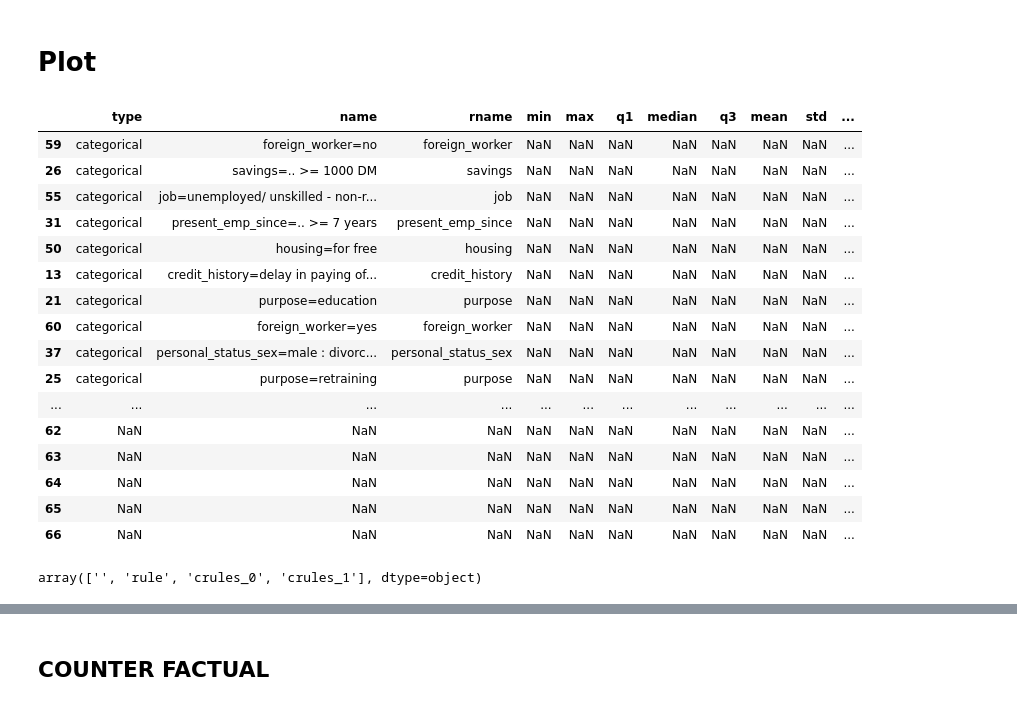
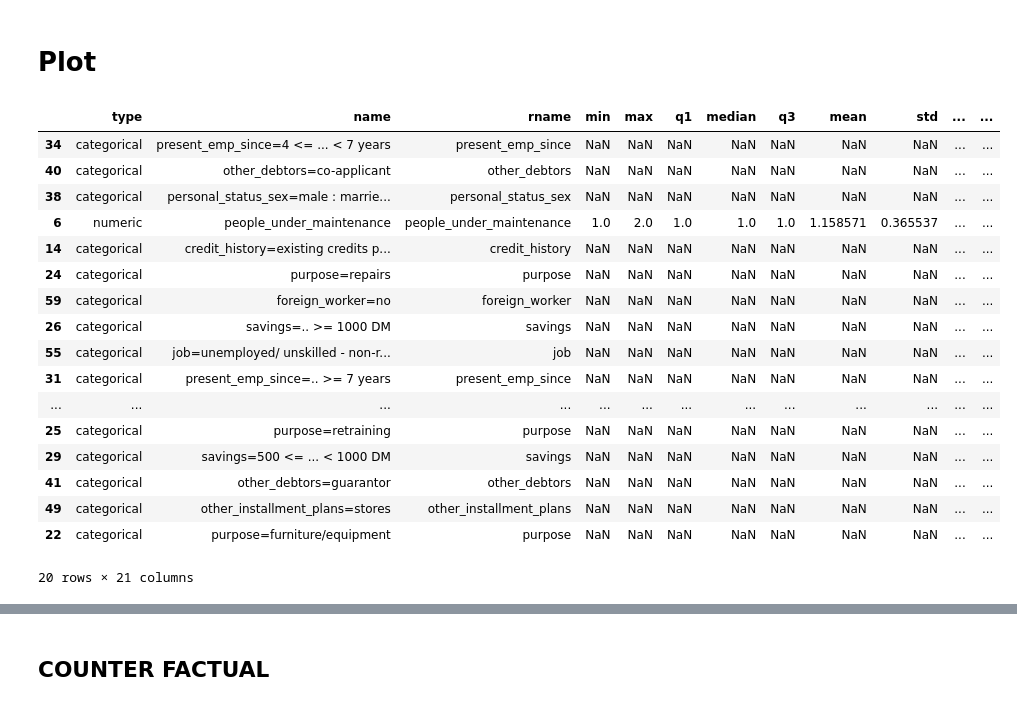
Before and after one commit to Elecapp/xai-visualization_rules_fi, a Jupyter notebook: notebooks/Rules VIZ.ipynb, the cells around one changed output, grey strips where cells are left out. Drawn from its saved outputs; the diff is of its cells as text; code cells hidden in the pictures.

Commit message:
data_to_plot fixed

```diff
--- a/notebooks/Rules VIZ.ipynb
+++ b/notebooks/Rules VIZ.ipynb
@@ -238,8 +180,0 @@ rules_1=rules
-# %%
-cr_l=[]
-for i, el in enumerate(exp.expDict['crules']):
-    crules = exp.expDict['crules'][i]['premise']
-    for dict_i in crules:
-        new_key={'rcr-type':'crules_'+ str(i)}
-        dict_i.update(new_key)
-        cr_l.append(dict_i)
@@ -381,7 +184,7 @@ my_df
 def data_to_plot(
         feature_names=feature_names, real_feature_names=real_feature_names,
         instance_number=None, x_train=None, rules=None,
-        feature_importance=None, r_type=None, c_rules=None):
+        feature_importance=None, r_type=None):
     feature_list =[]
     #Convert the list of tuples generated by lime in a dict
     if feature_importance is 'lime':
@@ -416,7 +219,7 @@ def data_to_plot(
             f['feature_importance'] = shap_feature_importance[1][i]
         feature_list.append(f)
     df = pd.DataFrame.from_records(feature_list)
-    df['rcr-type'] =''
+    df['rtype'] =''
     if instance_number:
         inst = X_train.iloc[instance_number].values
         df['inst'] = inst
@@ -436,14 +239,23 @@ def data_to_plot(
         df['thr2'] = thr2_list
         for index, row in df.iterrows():
             if type(row['op']) == str:
-                df.at[index,'rcr-type'] = 'rule'
-        for cf_i in cr_l:
-            df = df.append(cf_i, ignore_index=True)
+                df.at[index,'rtype'] = 'rule'
+    cr_l=[]
+    df['crules_n'] = np.nan
+    for i, el in enumerate(exp.expDict['crules']):
+        crules = exp.expDict['crules'][i]['premise']
+        for dict_i in crules:
+            new_key={'rtype':'crules'}
+            dict_i.update(new_key)
+            new_key={'crules_n': i}
+            dict_i.update(new_key)
+            cr_l.append(dict_i)
+    new_rows=[]
+    for i, el in enumerate(cr_l):
+        row_dict=df.loc[df['rname'] == el['att']].to_dict(orient='records')[0]
+        row_dict.update(el)
+        new_rows.append(row_dict)
 
-            #temp_df = df[df['name'].isin(cf_i['att'])]
-            #cf_i['type'] = temp_df.iloc[0]['type']
-            #cf_i['name'] = temp_df.iloc[0]['name']
-            #cf_i['feature_importance'] = temp_df.iloc[0]['feature_importance']
-            #df = df.append(cf_i, ignore_index=True)
+    df = df.append(new_rows, ignore_index=True)
     df.sort_values(by=['feature_importance'], key=lambda x: abs(x), ascending=False, inplace=True)
     return df
@@ -794,27 +583,24 @@ def single_rule_plot_qualit(dataframe, rw):
 # %% [markdown]
 # Plot
 # %%
-df_v = data_to_plot(feature_names=feature_names, real_feature_names=real_feature_names, instance_number=3, x_train=X_train, rules=rules, c_rules=crules, feature_importance='shap')
+df_v = data_to_plot(feature_names=feature_names, real_feature_names=real_feature_names, instance_number=3, x_train=X_train, rules=rules, feature_importance='shap')
 df_v.tail(20)
 # %% [output]
-|  | type | name | rname | min | max | q1 | median | q3 | mean | std | ... |
-| 59 | categorical | foreign_worker=no | foreign_worker | NaN | NaN | NaN | NaN | NaN | NaN | NaN | ... |
-| 26 | categorical | savings=.. >= 1000 DM | savings | NaN | NaN | NaN | NaN | NaN | NaN | NaN | ... |
-| 55 | categorical | job=unemployed/ unskilled - non-r... | job | NaN | NaN | NaN | NaN | NaN | NaN | NaN | ... |
-| 31 | categorical | present_emp_since=.. >= 7 years | present_emp_since | NaN | NaN | NaN | NaN | NaN | NaN | NaN | ... |
-| 50 | categorical | housing=for free | housing | NaN | NaN | NaN | NaN | NaN | NaN | NaN | ... |
-| 13 | categorical | credit_history=delay in paying of... | credit_history | NaN | NaN | NaN | NaN | NaN | NaN | NaN | ... |
-| 21 | categorical | purpose=education | purpose | NaN | NaN | NaN | NaN | NaN | NaN | NaN | ... |
-| 60 | categorical | foreign_worker=yes | foreign_worker | NaN | NaN | NaN | NaN | NaN | NaN | NaN | ... |
-| 37 | categorical | personal_status_sex=male : divorc... | personal_status_sex | NaN | NaN | NaN | NaN | NaN | NaN | NaN | ... |
-| 25 | categorical | purpose=retraining | purpose | NaN | NaN | NaN | NaN | NaN | NaN | NaN | ... |
-| ... | ... | ... | ... | ... | ... | ... | ... | ... | ... | ... | ... |
-| 62 | NaN | NaN | NaN | NaN | NaN | NaN | NaN | NaN | NaN | NaN | ... |
-| 63 | NaN | NaN | NaN | NaN | NaN | NaN | NaN | NaN | NaN | NaN | ... |
-| 64 | NaN | NaN | NaN | NaN | NaN | NaN | NaN | NaN | NaN | NaN | ... |
-| 65 | NaN | NaN | NaN | NaN | NaN | NaN | NaN | NaN | NaN | NaN | ... |
-| 66 | NaN | NaN | NaN | NaN | NaN | NaN | NaN | NaN | NaN | NaN | ... |
+|  | type | name | rname | min | max | q1 | median | q3 | mean | std | ... | ... |
+| 34 | categorical | present_emp_since=4 <= ... < 7 years | present_emp_since | NaN | NaN | NaN | NaN | NaN | NaN | NaN | ... | ... |
+| 40 | categorical | other_debtors=co-applicant | other_debtors | NaN | NaN | NaN | NaN | NaN | NaN | NaN | ... | ... |
+| 38 | categorical | personal_status_sex=male : marrie... | personal_status_sex | NaN | NaN | NaN | NaN | NaN | NaN | NaN | ... | ... |
+| 6 | numeric | people_under_maintenance | people_under_maintenance | 1.0 | 2.0 | 1.0 | 1.0 | 1.0 | 1.158571 | 0.365537 | ... | ... |
+| 14 | categorical | credit_history=existing credits p... | credit_history | NaN | NaN | NaN | NaN | NaN | NaN | NaN | ... | ... |
+| 24 | categorical | purpose=repairs | purpose | NaN | NaN | NaN | NaN | NaN | NaN | NaN | ... | ... |
+| 59 | categorical | foreign_worker=no | foreign_worker | NaN | NaN | NaN | NaN | NaN | NaN | NaN | ... | ... |
+| 26 | categorical | savings=.. >= 1000 DM | savings | NaN | NaN | NaN | NaN | NaN | NaN | NaN | ... | ... |
+| 55 | categorical | job=unemployed/ unskilled - non-r... | job | NaN | NaN | NaN | NaN | NaN | NaN | NaN | ... | ... |
+| 31 | categorical | present_emp_since=.. >= 7 years | present_emp_since | NaN | NaN | NaN | NaN | NaN | NaN | NaN | ... | ... |
+| ... | ... | ... | ... | ... | ... | ... | ... | ... | ... | ... | ... | ... |
+| 25 | categorical | purpose=retraining | purpose | NaN | NaN | NaN | NaN | NaN | NaN | NaN | ... | ... |
+| 29 | categorical | savings=500 <= ... < 1000 DM | savings | NaN | NaN | NaN | NaN | NaN | NaN | NaN | ... | ... |
+| 41 | categorical | other_debtors=guarantor | other_debtors | NaN | NaN | NaN | NaN | NaN | NaN | NaN | ... | ... |
+| 49 | categorical | other_installment_plans=stores | other_installment_plans | NaN | NaN | NaN | NaN | NaN | NaN | NaN | ... | ... |
+| 22 | categorical | purpose=furniture/equipment | purpose | NaN | NaN | NaN | NaN | NaN | NaN | NaN | ... | ... |
+20 rows × 21 columns
-# %%
-df_v['rcr-type'].unique()
-# %% [output]
-array(['', 'rule', 'crules_0', 'crules_1'], dtype=object)
```
Also changed, not shown: parts of 32 cells of this notebook.
